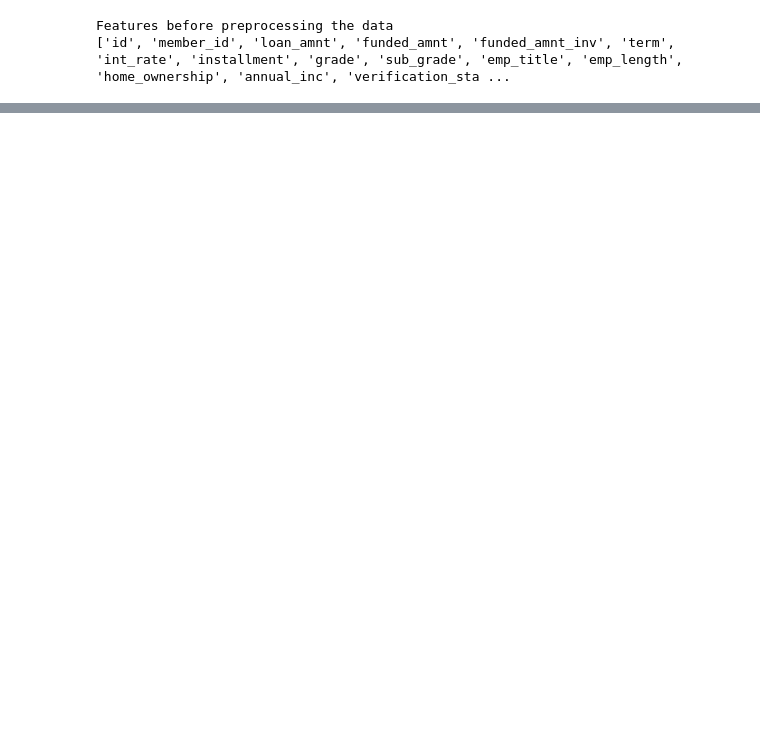
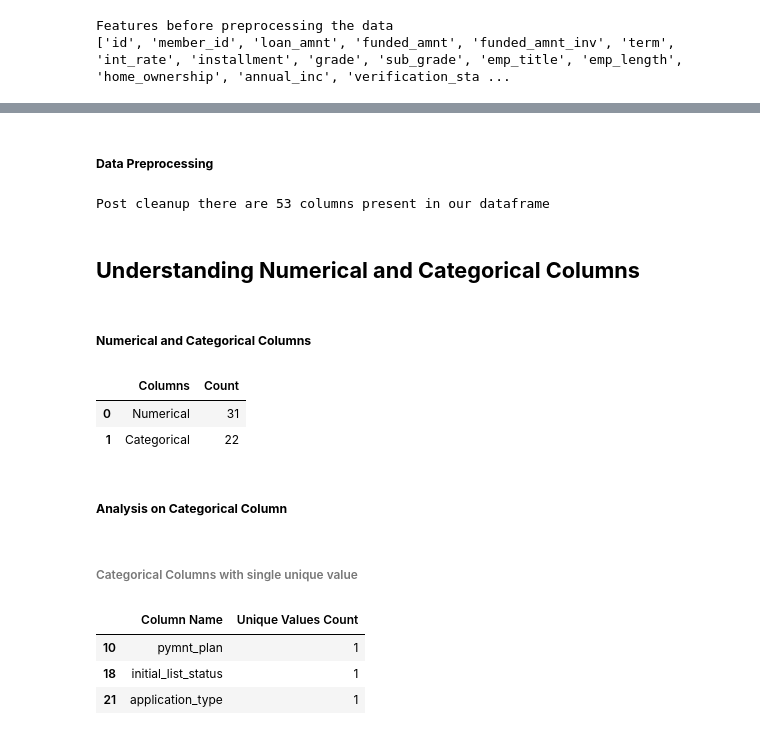
Before and after one commit to Theveetha/LendingClub_EDA_CaseStudy, a Jupyter notebook: LendingClub_EDA.ipynb, the cells around one changed output, grey strips where cells are left out. Cells and saved outputs as stored; diff of their text form; code cells hidden in the pictures; blank space fills up the shorter version.

```diff
--- a/LendingClub_EDA.ipynb
+++ b/LendingClub_EDA.ipynb
@@ -151,0 +168,42 @@ Columns having more than 0% and less than 30% missing values (10 columns) need t
+# %% [markdown]
+##### **Data Preprocessing**
+# %%
+data.drop(columns=mis_val_gt30.index,inplace=True)
+print(f"Post cleanup there are {data.shape[1]} columns present in our dataframe")
+# %% [output]
+Post cleanup there are 53 columns present in our dataframe
+# %% [markdown]
+## **Understanding Numerical and Categorical Columns**
+# %% [markdown]
+##### **Numerical and Categorical Columns**
+# %%
+num, obj = 0,0
+for feature in data.columns:
+  if data.dtypes[feature] != 'O':
+    num += 1
+  else:
+    obj += 1
+label = ['Numerical','Categorical']
+count = [num,obj]
+data_dict = {'Columns':label,'Count':count}
+pd.DataFrame(data_dict)
+# %% [output]
+|  | Columns | Count |
+| 0 | Numerical | 31 |
+| 1 | Categorical | 22 |
+# %% [markdown]
+##### **Analysis on Categorical Column**
+# %%
+cat_cols_df = pd.DataFrame(data.select_dtypes('object').apply(pd.Series.nunique, axis = 0))
+cat_cols_df.reset_index(inplace=True)
+cat_cols_df.columns = ['Column Name', 'Unique Values Count']
+cat_cols_df.sort_values('Unique Values Count',ascending=True,inplace=True)
+# %% [markdown]
+###### Categorical Columns with single unique value
+# %%
+cat_cols_df[cat_cols_df['Unique Values Count'] == 1]
+# %% [output]
+|  | Column Name | Unique Values Count |
+| 10 | pymnt_plan | 1 |
+| 18 | initial_list_status | 1 |
+| 21 | application_type | 1 |
```
Also changed, not shown: parts of 17 cells of this notebook.
